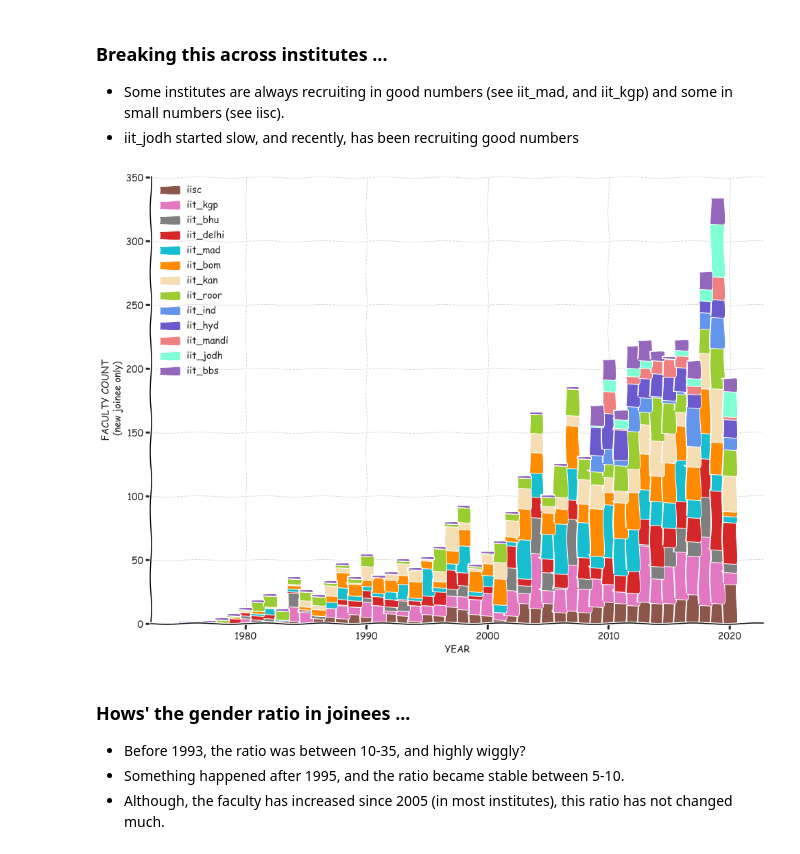
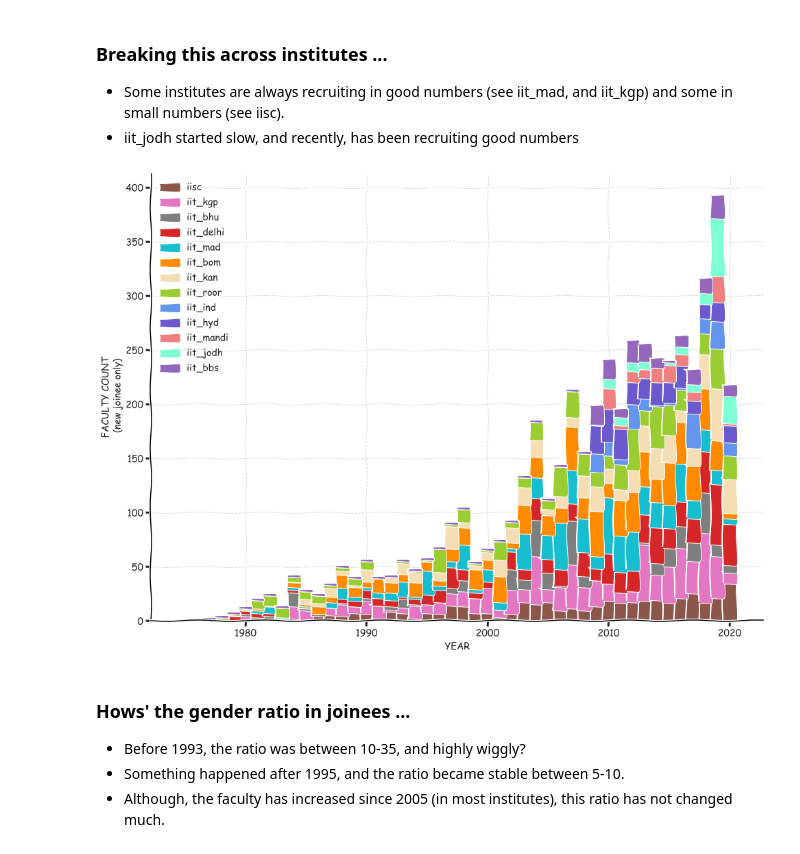
Before and after one commit to neerajww/myblog, a Jupyter notebook: _notebooks/2021-06-23-indian_institutes_nirf.ipynb, the cells around one changed output. Drawn from its saved outputs; the diff is of its cells as text; code cells hidden in the pictures.

Commit message:
added indian faculty base visualization

```diff
--- a/_notebooks/2021-06-23-indian_institutes_nirf.ipynb
+++ b/_notebooks/2021-06-23-indian_institutes_nirf.ipynb
@@ -827,35 +821,35 @@ y_grid = np.arange(0,len(institutes))
 
 X, Y = np.meshgrid(x_grid, y_grid)
 Z_m = np.zeros(X.shape)
 Z_f = np.zeros(X.shape)
 
 for i in range(len(institutes)):
     for j in range(len(x_grid)):
         Z_m[i,j] = len(df[(df['institute']==institutes[i]) &
                         ((df['joining_year']==x_grid[j])) & ((df['gender']=='Male'))])
         Z_f[i,j] = len(df[(df['institute']==institutes[i]) &
                         ((df['joining_year']==x_grid[j])) & ((df['gender']=='Female'))])
 clr = ['tab:brown', 'tab:pink','tab:gray','tab:red','tab:cyan',
         'darkorange','wheat','yellowgreen','cornflowerblue','slateblue',
         'lightcoral','aquamarine','tab:purple']
 with plt.xkcd():
     fig = plt.figure(figsize=[16,12])
     FS = 14
     ax = plt.subplot(1,1,1)
     for i in range(0,Z_m.shape[0]):
-        ax.bar(x_grid,Z_m[i,:],bottom=np.sum(Z_m[:i,:],axis=0),alpha=1,width=1.0,
+        ax.bar(x_grid,Z_m[i,:]+Z_f[i,:],bottom=np.sum(Z_m[:i,:]+Z_f[:i,:],axis=0),alpha=1,width=1.0,
            color=clr[i], edgecolor=clr[i], label=institutes[i])
     ax.grid(color='gray', linestyle='--', linewidth=1,alpha=.3)
     plt.ylabel('FACULTY COUNT\n (new joinee only)',fontsize=FS)
     plt.xlabel('YEAR',fontsize=FS)
     plt.xticks(fontsize=FS)
     plt.yticks(fontsize=FS)
     ax.spines['right'].set_visible(False)
     ax.spines['top'].set_visible(False)
     plt.legend(frameon=False,loc='upper left', fontsize=FS)
 plt.show()
 # %% [output]
-[figure, old version]
+[figure, new version]
 # %% [markdown]
 ### Hows' the gender ratio in joinees ...
 
```
Also changed, not shown: parts of 5 cells of this notebook.
